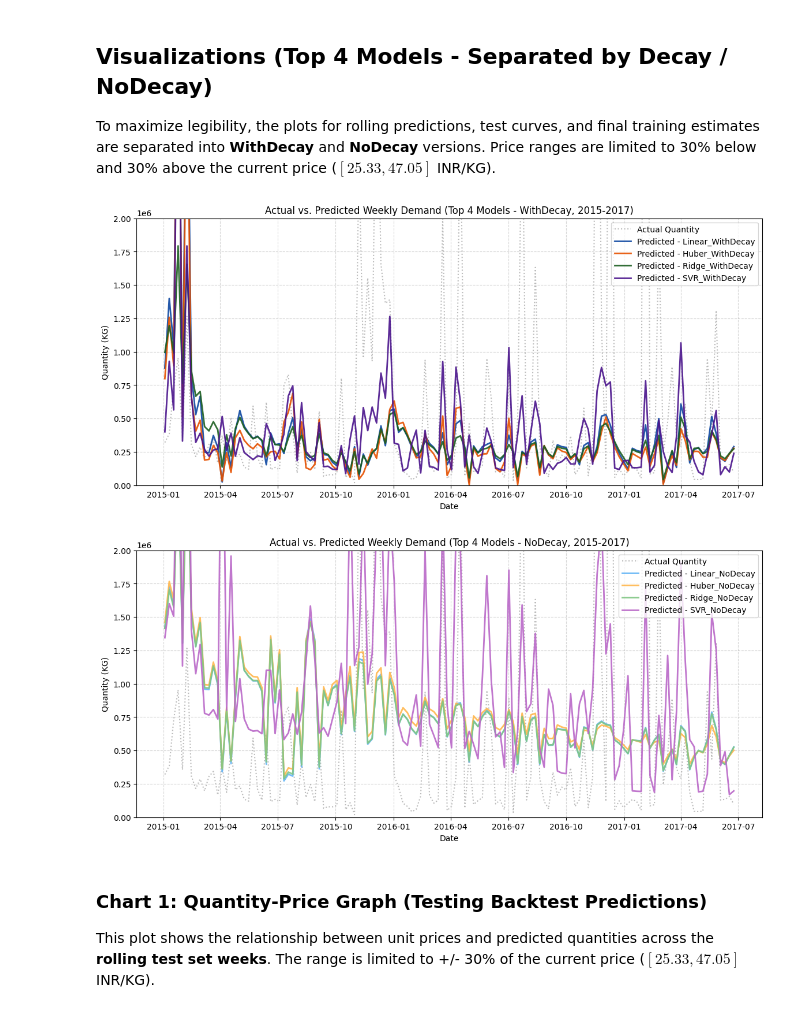
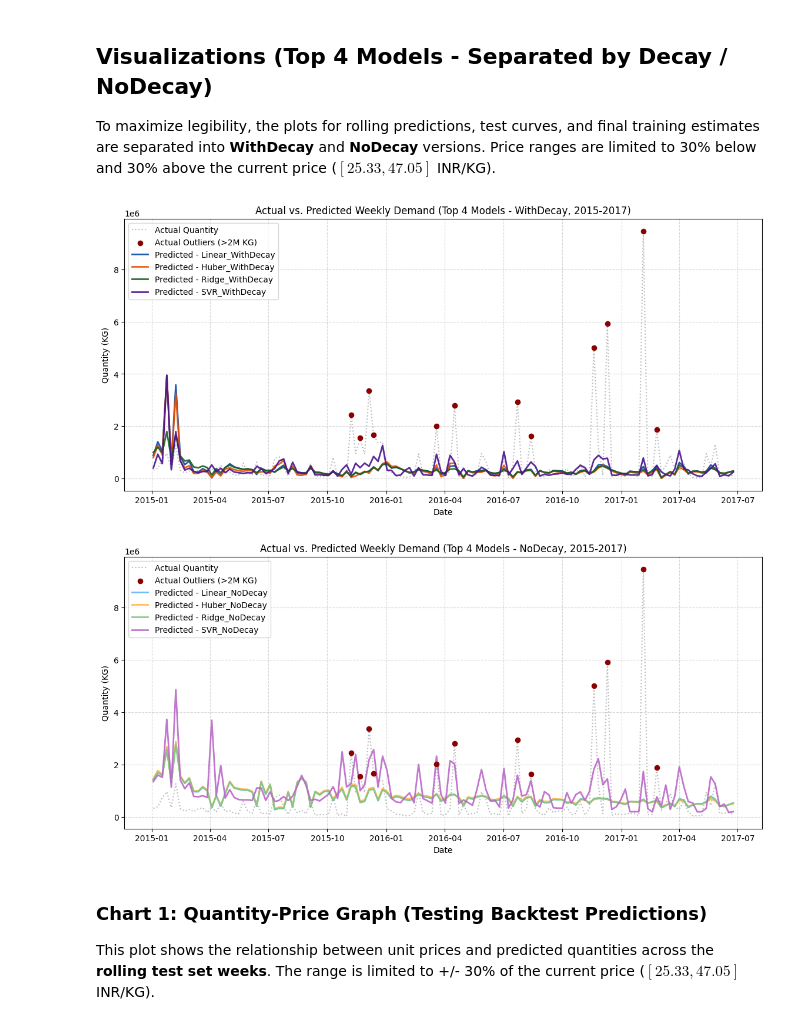
Before and after one commit to atishayj2202/PriceAnalysis, a Jupyter notebook: mod_test/elasticity_model_testing.ipynb, the cells around one changed output. Saved outputs shown, nothing was run; the diff lists cells and outputs as text; code cells hidden in the pictures.

Commit message:
Added Outliers

```diff
--- a/mod_test/elasticity_model_testing.ipynb
+++ b/mod_test/elasticity_model_testing.ipynb
@@ -304,45 +304,52 @@ color_pairs = {
     'SVR': ('#4a148c', '#ba68c8'),     # Purple
 }
 
+# Identify outliers on actual quantity (> 2e6 KG)
+outliers_mask = filtered_actual_qs > 1.5e6
+outlier_dates = filtered_plot_dates[outliers_mask]
+outlier_qs = filtered_actual_qs[outliers_mask]
+
 # Plot 1a: WithDecay
 plt.figure(figsize=(14, 6))
 # Actual quantity: light and dotted
 plt.plot(filtered_plot_dates, filtered_actual_qs, color='#bbbbbb', linestyle=':', label='Actual Quantity', linewidth=1.5)
+# Outliers: marked with dark red markers
+plt.scatter(outlier_dates, outlier_qs, color='darkred', marker='o', s=35, label='Actual Outliers (>1.5M KG)', zorder=5)
 for base_name, (c_decay, _) in color_pairs.items():
     wd_name = base_name + '_WithDecay'
     if wd_name in results:
         preds_wd = np.array([p['pred'] for p in results[wd_name]])[filter_2015]
         # Predictions: dark solid
         plt.plot(filtered_plot_dates, preds_wd, label=f'Predicted - {wd_name}', color=c_decay, alpha=0.9, linestyle='-', linewidth=2.0)
 plt.title('Actual vs. Predicted Weekly Demand (Top 4 Models - WithDecay, 2015-2017)')
 plt.xlabel('Date')
 plt.ylabel('Quantity (KG)')
-plt.ylim(0, 2e6)  # Cut graph at 2e6 to hide outliers
 plt.legend()
 plt.grid(True, linestyle='--', alpha=0.5)
 plt.show()
 
 # Plot 1b: NoDecay
 if not RUN_DECAY_ONLY:
     plt.figure(figsize=(14, 6))
     # Actual quantity: light and dotted
     plt.plot(filtered_plot_dates, filtered_actual_qs, color='#bbbbbb', linestyle=':', label='Actual Quantity', linewidth=1.5)
+    # Outliers: marked with dark red markers
+    plt.scatter(outlier_dates, outlier_qs, color='darkred', marker='o', s=35, label='Actual Outliers (>1.5M KG)', zorder=5)
     for base_name, (_, c_nodecay) in color_pairs.items():
         nd_name = base_name + '_NoDecay'
         if nd_name in results:
             preds_nd = np.array([p['pred'] for p in results[nd_name]])[filter_2015]
             # Predictions: solid line using the model color
             plt.plot(filtered_plot_dates, preds_nd, label=f'Predicted - {nd_name}', color=c_nodecay, alpha=0.9, linestyle='-', linewidth=2.0)
     plt.title('Actual vs. Predicted Weekly Demand (Top 4 Models - NoDecay, 2015-2017)')
     plt.xlabel('Date')
     plt.ylabel('Quantity (KG)')
-    plt.ylim(0, 2e6)  # Cut graph at 2e6 to hide outliers
     plt.legend()
     plt.grid(True, linestyle='--', alpha=0.5)
     plt.show()
 # %% [output]
-[figure, old version]
+[figure, new version]
-[figure, old version]
+[figure, new version]
 # %% [markdown]
 ### Chart 1: Quantity-Price Graph (Testing Backtest Predictions)
 
```
